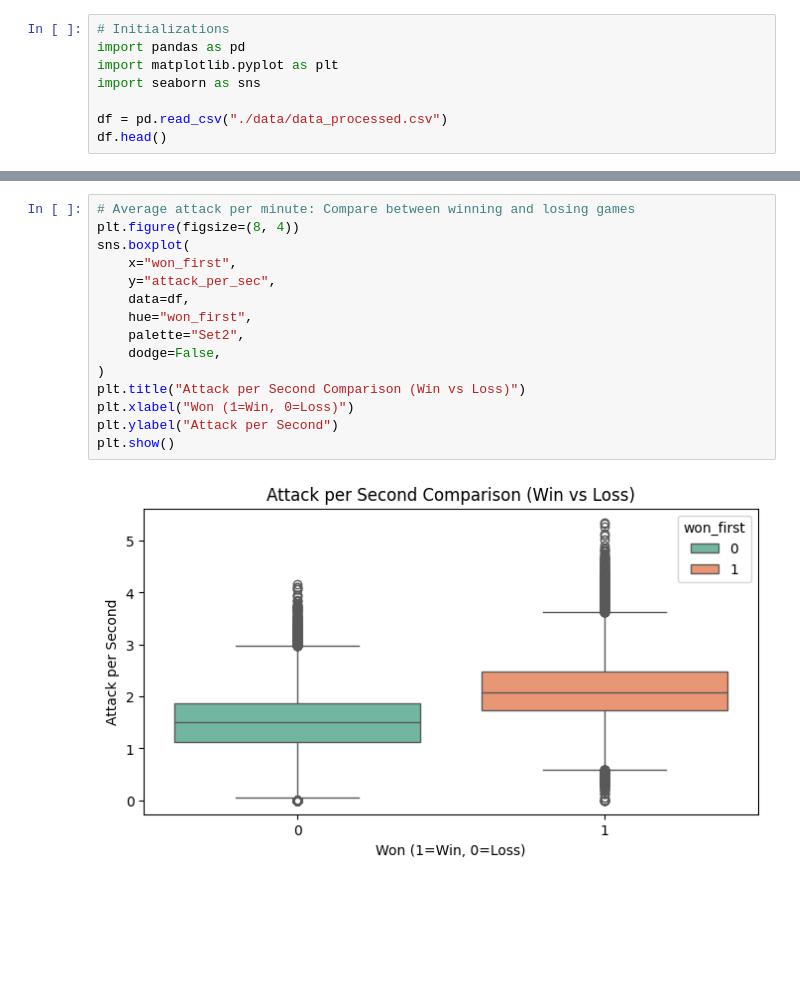
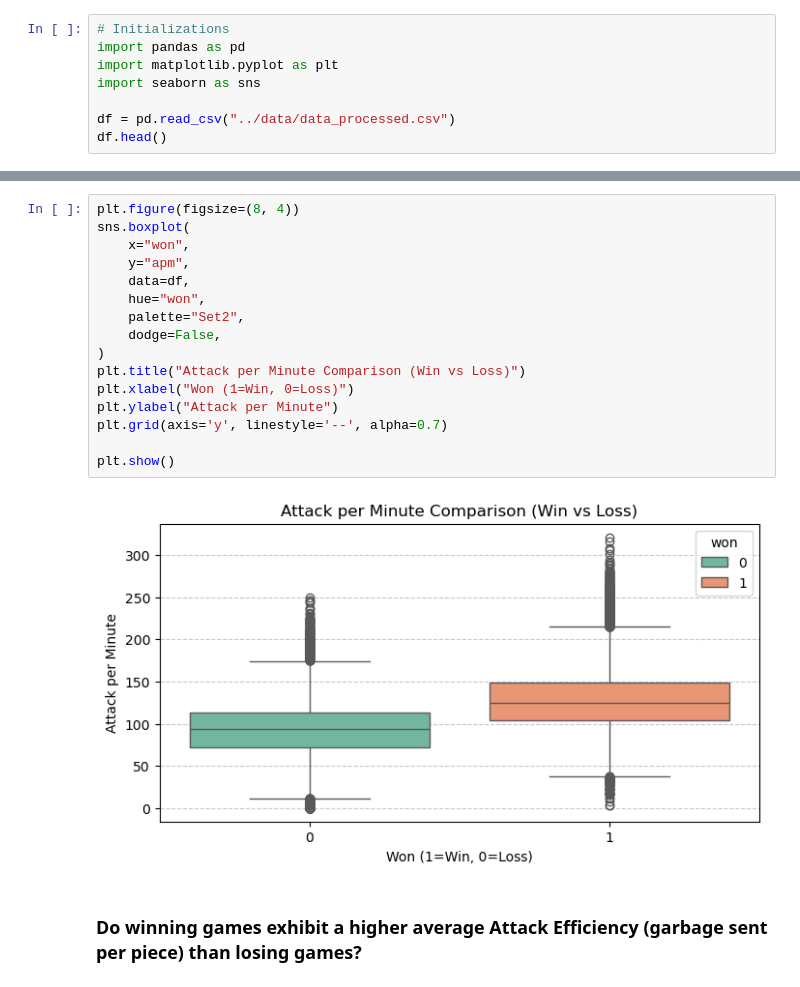
Before and after one commit to Solenad/tetrio-win-prediction, a Jupyter notebook: notebooks/02-eda.ipynb, the cells around one changed output, grey strips where cells are left out. Cells and saved outputs as stored; diff of their text form; blank space fills up the shorter version.

```diff
--- a/notebooks/02-eda.ipynb
+++ b/notebooks/02-eda.ipynb
@@ -4,6 +4,6 @@ import pandas as pd
 import matplotlib.pyplot as plt
 import seaborn as sns
 
-df = pd.read_csv("./data/data_processed.csv")
+df = pd.read_csv("../data/data_processed.csv")
 df.head()
 # %% [output]
@@ -98,17 +104,20 @@ plt.show()
 # %%
-# Average attack per minute: Compare between winning and losing games
 plt.figure(figsize=(8, 4))
 sns.boxplot(
-    x="won_first",
-    y="attack_per_sec",
+    x="won",
+    y="apm",
     data=df,
-    hue="won_first",
+    hue="won",
     palette="Set2",
     dodge=False,
 )
-plt.title("Attack per Second Comparison (Win vs Loss)")
+plt.title("Attack per Minute Comparison (Win vs Loss)")
 plt.xlabel("Won (1=Win, 0=Loss)")
-plt.ylabel("Attack per Second")
+plt.ylabel("Attack per Minute")
+plt.grid(axis='y', linestyle='--', alpha=0.7)
+
 plt.show()
 # %% [output]
-[figure, old version]
+[figure, new version]
+# %% [markdown]
+### Do winning games exhibit a higher average Attack Efficiency (garbage sent per piece) than losing games?
```
Also changed, not shown: parts of 22 cells of this notebook.
